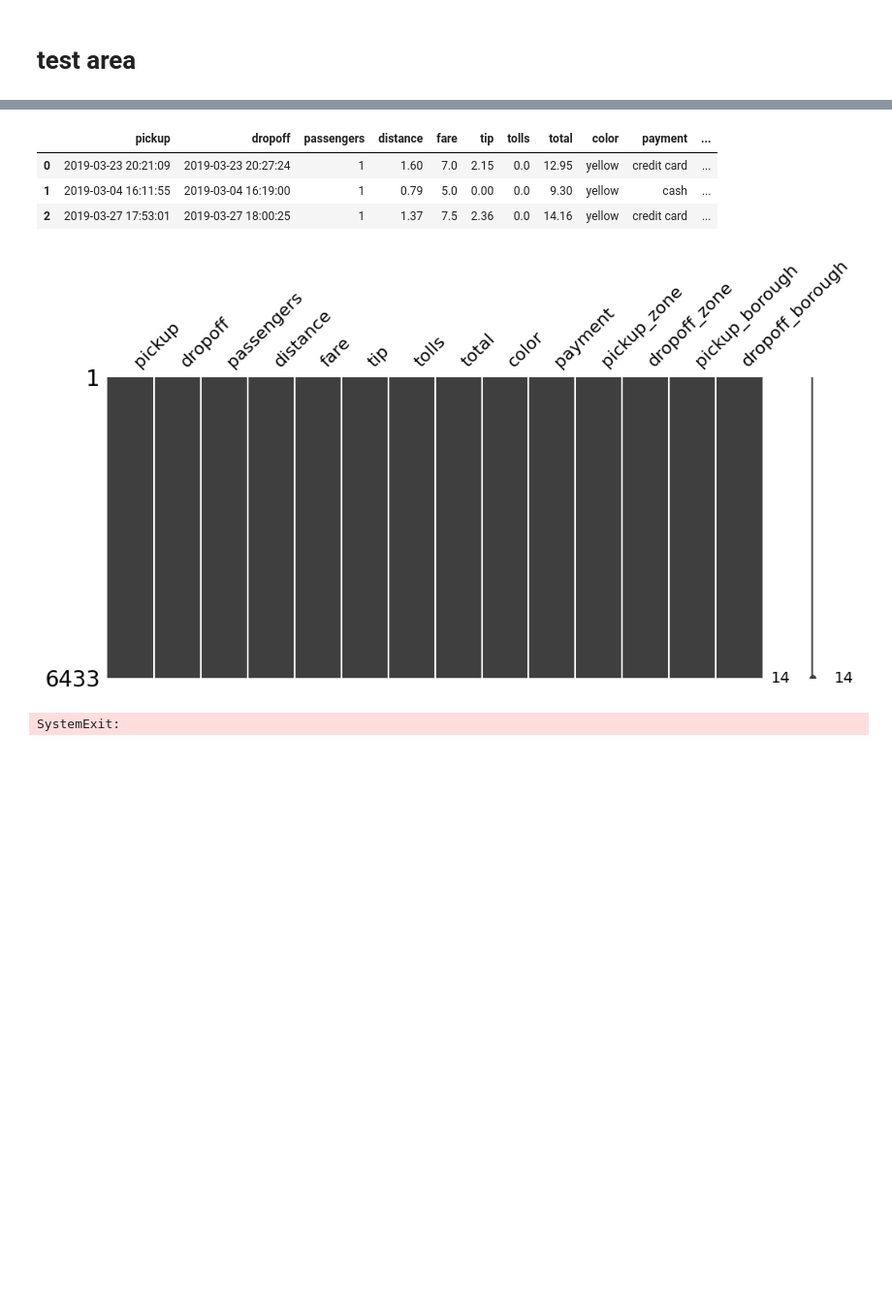
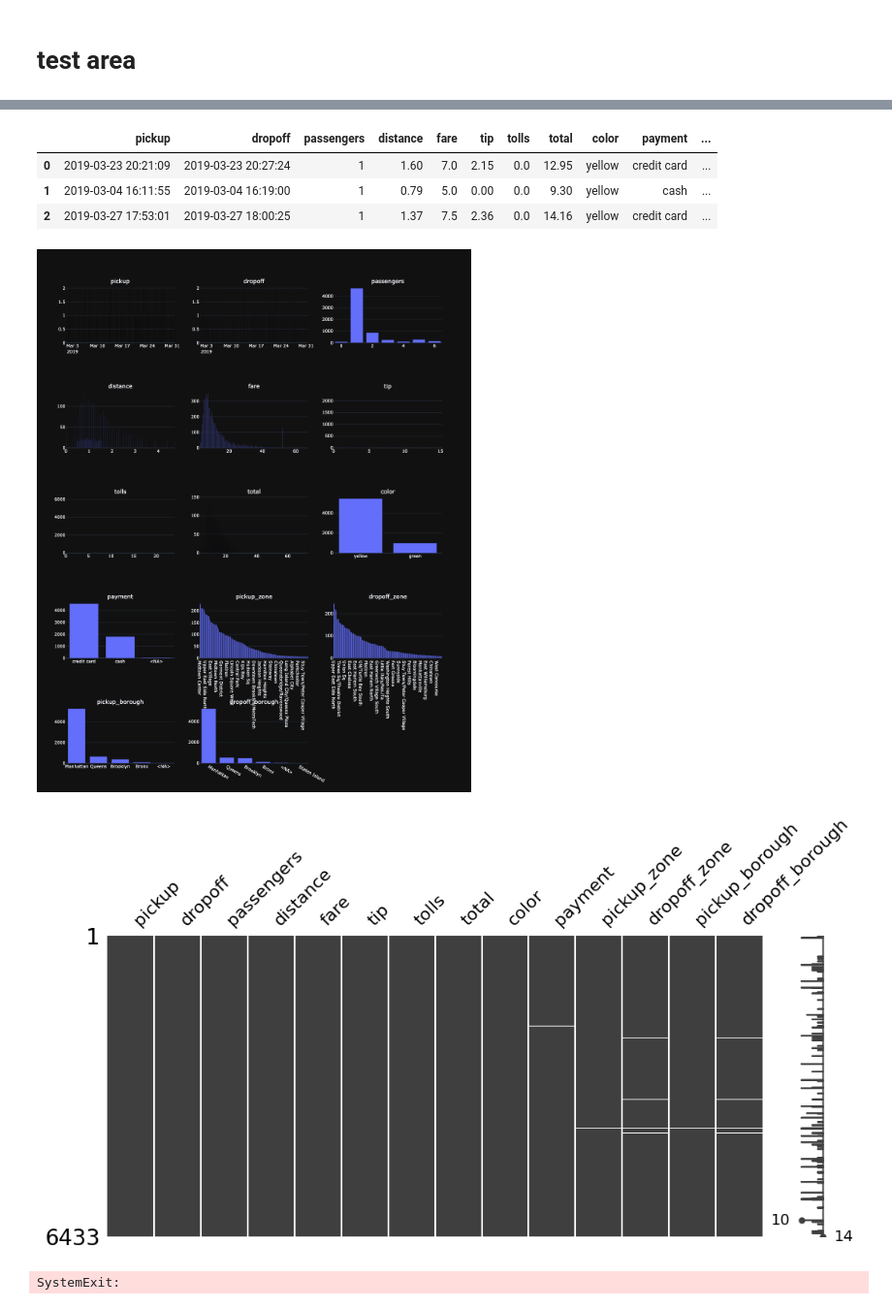
Before and after one commit to smeisegeier/pandas-plots, a Jupyter notebook: src/test.ipynb, the cells around one changed output, grey strips where cells are left out. Shown at 97% size. Saved outputs shown, nothing was run; the diff lists cells and outputs as text; code cells hidden in the pictures; blank space fills up the shorter version.

```diff
--- a/src/test.ipynb
+++ b/src/test.ipynb
@@ -18,8 +18,8 @@ os.environ['THEME'] = 'dark'
 tbl.describe_df(
     df,
     "test",
-    use_plot=False,
-    use_columns=False,
+    use_plot=True,
+    use_columns=True,
     use_missing=True,
 )
 # %% [output]
@@ -39,12 +39,13 @@ tbl.describe_df(
 🟠 fare(220|float64) min: 1.0 | max: 150.0 | median: 9.5 | mean: 13.091 | std: 11.552 | cv: 0.882 | sum: 84_214.87 | skew: 3.217 | kurto: 17.649
 🟠 tip(489|float64) min: 0.0 | max: 33.2 | median: 1.7 | mean: 1.979 | std: 2.449 | cv: 1.237 | sum: 12_732.32 | skew: 2.665 | kurto: 12.74
 🟠 tolls(16|float64) min: 0.0 | max: 24.02 | median: 0.0 | mean: 0.325 | std: 1.415 | cv: 4.351 | sum: 2_092.48 | skew: 5.074 | kurto: 35.442
 🟠 total(898|float64) min: 1.3 | max: 174.82 | median: 14.16 | mean: 18.518 | std: 13.816 | cv: 0.746 | sum: 119_124.97 | skew: 3.093 | kurto: 15.053
 |  | pickup | dropoff | passengers | distance | fare | tip | tolls | total | color | payment | ... |
 | 0 | 2019-03-23 20:21:09 | 2019-03-23 20:27:24 | 1 | 1.60 | 7.0 | 2.15 | 0.0 | 12.95 | yellow | credit card | ... |
 | 1 | 2019-03-04 16:11:55 | 2019-03-04 16:19:00 | 1 | 0.79 | 5.0 | 0.00 | 0.0 | 9.30 | yellow | cash | ... |
 | 2 | 2019-03-27 17:53:01 | 2019-03-27 18:00:25 | 1 | 1.37 | 7.5 | 2.36 | 0.0 | 14.16 | yellow | credit card | ... |
-[figure, old version]
+[figure, new version]
+[figure, added]
 # %%
 sys.exit()
 # %% [output]
```
Also changed, not shown: parts of 2 cells of this notebook, 3 other files.
